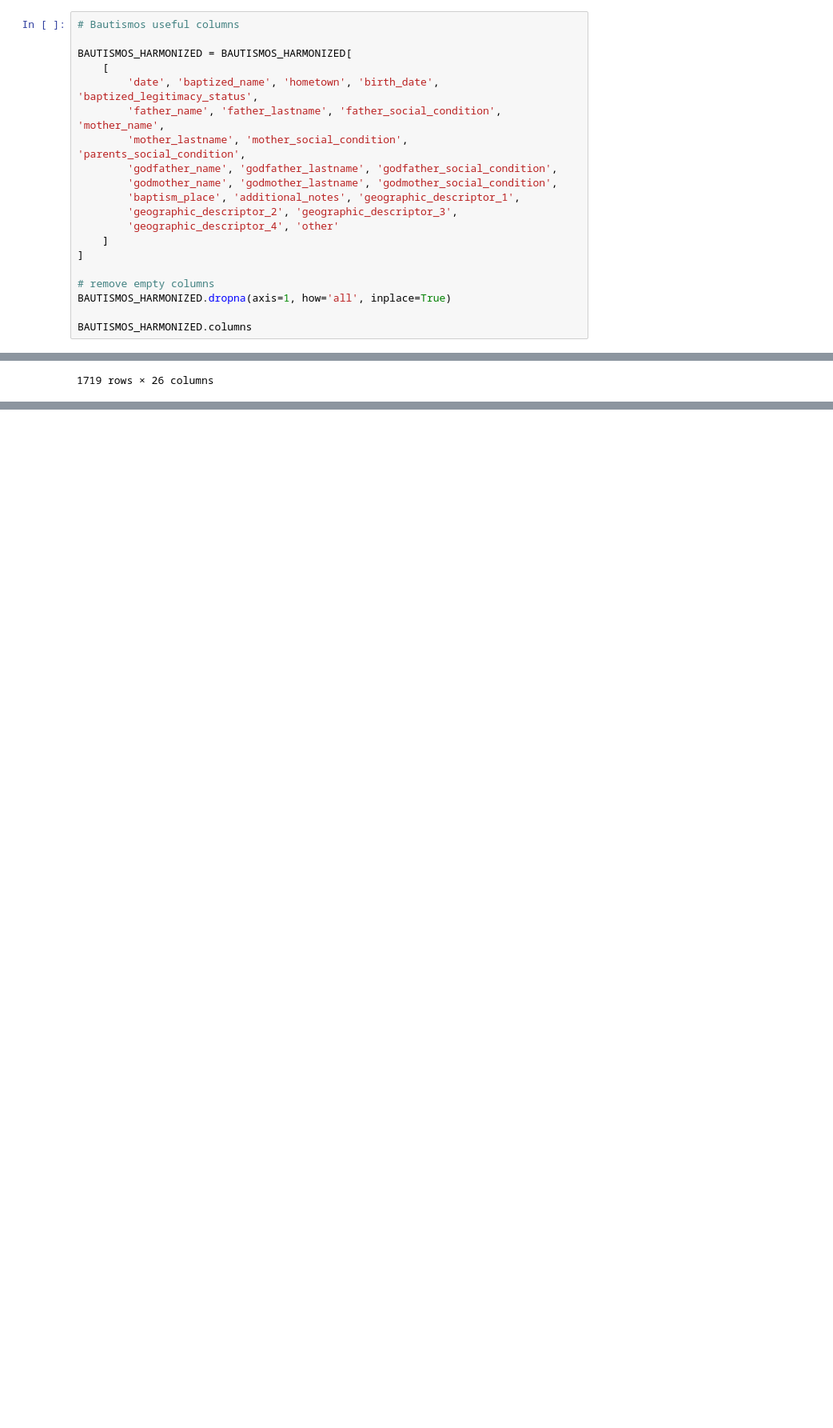
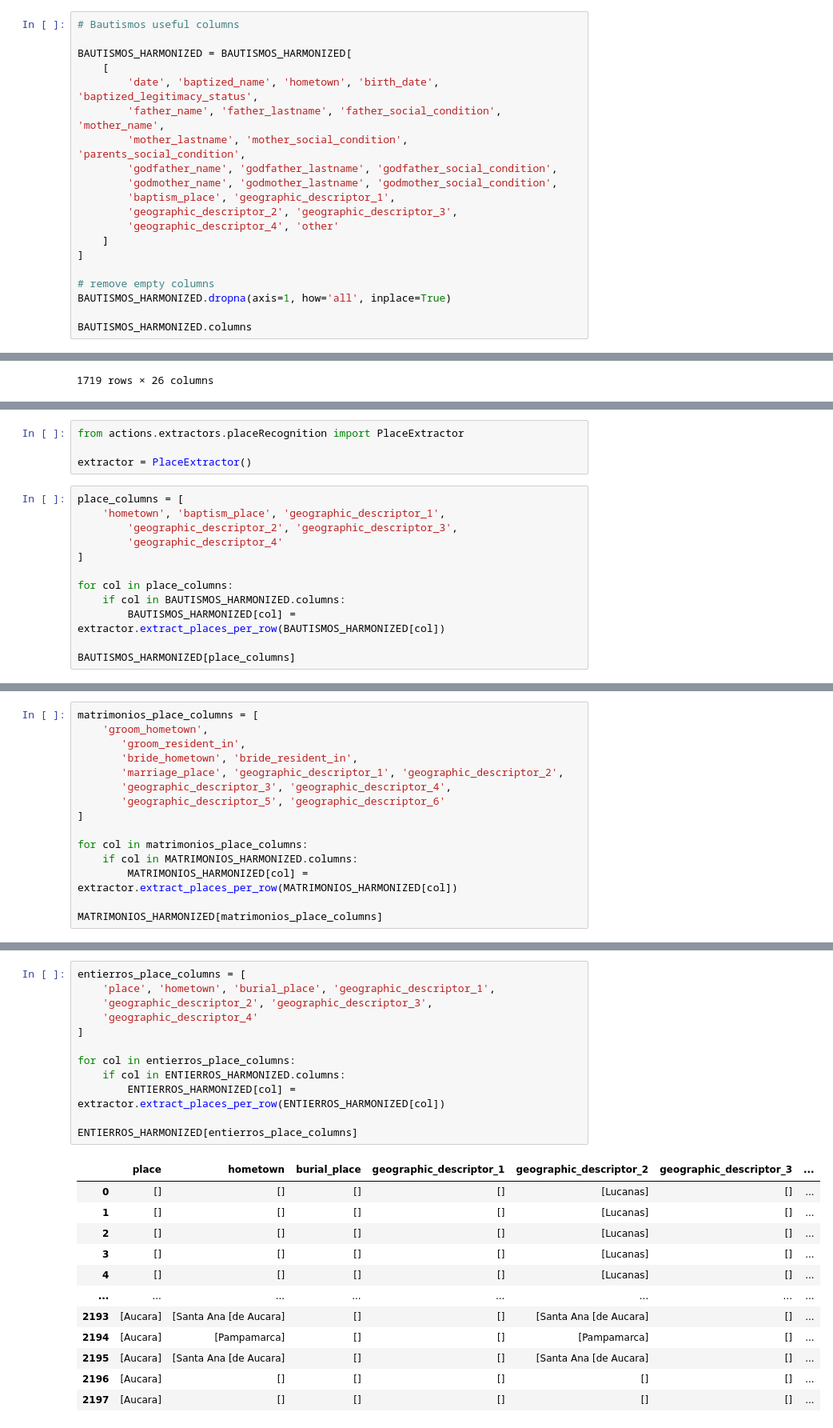
Before and after one commit to UCSB-AMPLab/sondondo, a Jupyter notebook: project_code/dataCleaning.ipynb, the cells around one changed output, grey strips where cells are left out. Shown at 80% size. Cells and saved outputs as stored; diff of their text form; blank space fills up the shorter version.

Commit message:
implement NER for place recognition

```diff
--- a/project_code/dataCleaning.ipynb
+++ b/project_code/dataCleaning.ipynb
@@ -74,7 +75,7 @@ BAUTISMOS_HARMONIZED = BAUTISMOS_HARMONIZED[
         'mother_lastname', 'mother_social_condition', 'parents_social_condition',
         'godfather_name', 'godfather_lastname', 'godfather_social_condition',
         'godmother_name', 'godmother_lastname', 'godmother_social_condition',
-        'baptism_place', 'additional_notes', 'geographic_descriptor_1',
+        'baptism_place', 'geographic_descriptor_1',
         'geographic_descriptor_2', 'geographic_descriptor_3',
         'geographic_descriptor_4', 'other'
     ]
@@ -364,0 +369,16 @@ MATRIMONIOS_HARMONIZED[matrimonios_names_columns]
+# %%
+from actions.extractors.placeRecognition import PlaceExtractor
+
+extractor = PlaceExtractor()
+# %%
+place_columns = [
+    'hometown', 'baptism_place', 'geographic_descriptor_1',
+        'geographic_descriptor_2', 'geographic_descriptor_3',
+        'geographic_descriptor_4'
+]
+
+for col in place_columns:
+    if col in BAUTISMOS_HARMONIZED.columns:
+        BAUTISMOS_HARMONIZED[col] = extractor.extract_places_per_row(BAUTISMOS_HARMONIZED[col])
+
+BAUTISMOS_HARMONIZED[place_columns]
@@ -364,0 +399,15 @@ MATRIMONIOS_HARMONIZED[matrimonios_names_columns]
+# %%
+matrimonios_place_columns = [
+    'groom_hometown',
+       'groom_resident_in',
+       'bride_hometown', 'bride_resident_in',
+       'marriage_place', 'geographic_descriptor_1', 'geographic_descriptor_2',
+       'geographic_descriptor_3', 'geographic_descriptor_4',
+       'geographic_descriptor_5', 'geographic_descriptor_6'
+]
+
+for col in matrimonios_place_columns:
+    if col in MATRIMONIOS_HARMONIZED.columns:
+        MATRIMONIOS_HARMONIZED[col] = extractor.extract_places_per_row(MATRIMONIOS_HARMONIZED[col])
+
+MATRIMONIOS_HARMONIZED[matrimonios_place_columns]
@@ -364,0 +428,25 @@ MATRIMONIOS_HARMONIZED[matrimonios_names_columns]
+# %%
+entierros_place_columns = [
+    'place', 'hometown', 'burial_place', 'geographic_descriptor_1',
+    'geographic_descriptor_2', 'geographic_descriptor_3',
+    'geographic_descriptor_4'
+]
+
+for col in entierros_place_columns:
+    if col in ENTIERROS_HARMONIZED.columns:
+        ENTIERROS_HARMONIZED[col] = extractor.extract_places_per_row(ENTIERROS_HARMONIZED[col])
+
+ENTIERROS_HARMONIZED[entierros_place_columns]
+# %% [output]
+|  | place | hometown | burial_place | geographic_descriptor_1 | geographic_descriptor_2 | geographic_descriptor_3 | ... |
+| 0 | [] | [] | [] | [] | [Lucanas] | [] | ... |
+| 1 | [] | [] | [] | [] | [Lucanas] | [] | ... |
+| 2 | [] | [] | [] | [] | [Lucanas] | [] | ... |
+| 3 | [] | [] | [] | [] | [Lucanas] | [] | ... |
+| 4 | [] | [] | [] | [] | [Lucanas] | [] | ... |
+| ... | ... | ... | ... | ... | ... | ... | ... |
+| 2193 | [Aucara] | [Santa Ana [de Aucara] | [] | [] | [Santa Ana [de Aucara] | [] | ... |
+| 2194 | [Aucara] | [Pampamarca] | [] | [] | [Pampamarca] | [] | ... |
+| 2195 | [Aucara] | [Santa Ana [de Aucara] | [] | [] | [Santa Ana [de Aucara] | [] | ... |
+| 2196 | [Aucara] | [] | [] | [] | [] | [] | ... |
+| 2197 | [Aucara] | [] | [] | [] | [] | [] | ... |
```
Also changed, not shown: parts of 6 cells of this notebook.
